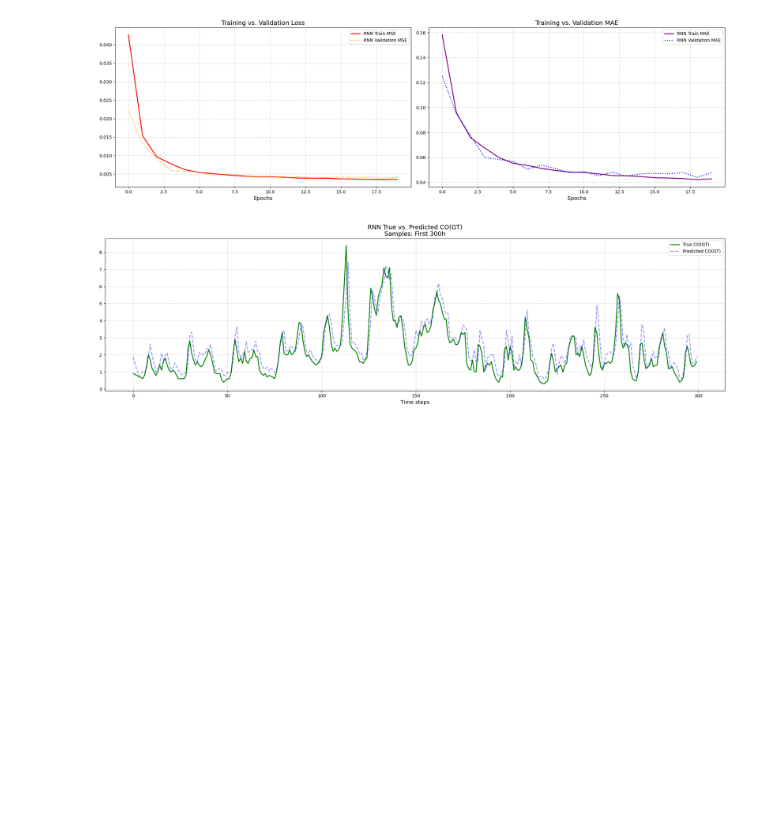
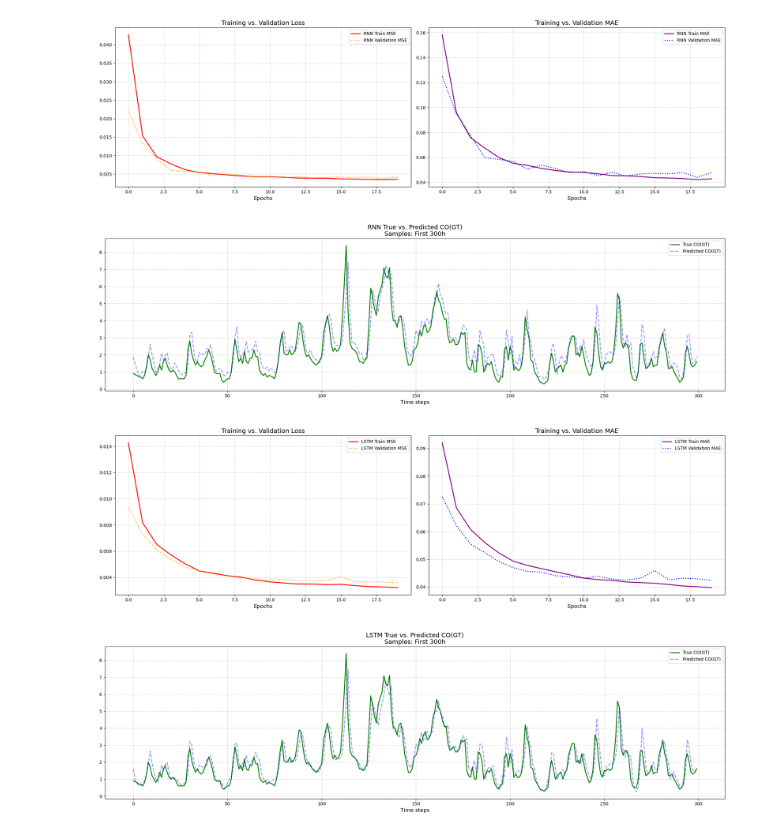
Before and after one commit to luongphucdien/air-quality-uci-rnn-lstm, a Jupyter notebook: assignment-2.ipynb, the cells around one changed output. Drawn from its saved outputs; the diff is of its cells as text; code cells hidden in the pictures; blank space fills up the shorter version.

Commit message:
add: lstm

```diff
--- a/assignment-2.ipynb
+++ b/assignment-2.ipynb
@@ -196,4 +196,6 @@ rnn_single_stacked.compile(
 # %%
+# LSTM
+
 from keras.layers import LSTM
 
 lstm = Sequential(
@@ -208,11 +210,13 @@ lstm = Sequential(
     ]
 )
 
-rnn_single_stacked.compile(
+lstm.compile(
     optimizer="adam",
     loss="mse",
     metrics=["mae"],
 )
 # %% [markdown]
 # Training
+# %%
+EPOCHS = 20
 # %%
@@ -246,0 +250,10 @@ Epoch 20/20
+# %%
+# LSTM training
+
+lstm_history = lstm.fit(
+    train_dataset,
+    epochs=EPOCHS,
+    validation_data=validate_dataset,
+    shuffle=False,
+    verbose=1,
+)
@@ -271,0 +305,10 @@ RNN MAE: 0.0465
+# %%
+# LSTM evaluation
+
+lstm_mse, lstm_mae = get_predicted_metrics(lstm)
+
+print(f"LSTM MSE: {lstm_mse:.4f}")
+print(f"LSTM MAE: {lstm_mae:.4f}")
+
+lstm_predicted_y_scaled = lstm.predict(test_dataset)
+lstm_predicted_y = scaler_y.inverse_transform(lstm_predicted_y_scaled)
@@ -356,3 +404,11 @@ generate_CO_values_plots(rnn_predicted_y, model_type="RNN")
 # %% [output]
 [figure]
 [figure]
+# %%
+# LSTM plots
+
+generate_loss_plots(lstm_history, model_type="LSTM")
+generate_CO_values_plots(lstm_predicted_y, model_type="LSTM")
+# %% [output]
+[figure, added]
+[figure, added]
```
Also changed, not shown: parts of 7 cells of this notebook.
